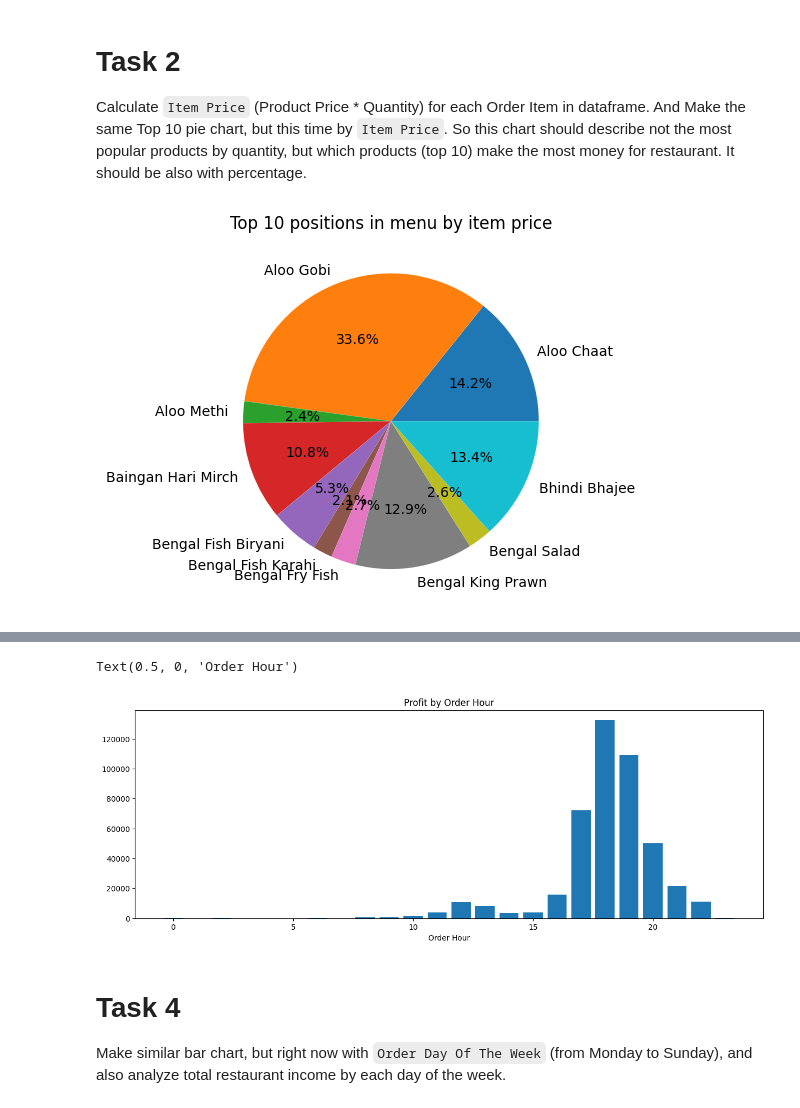
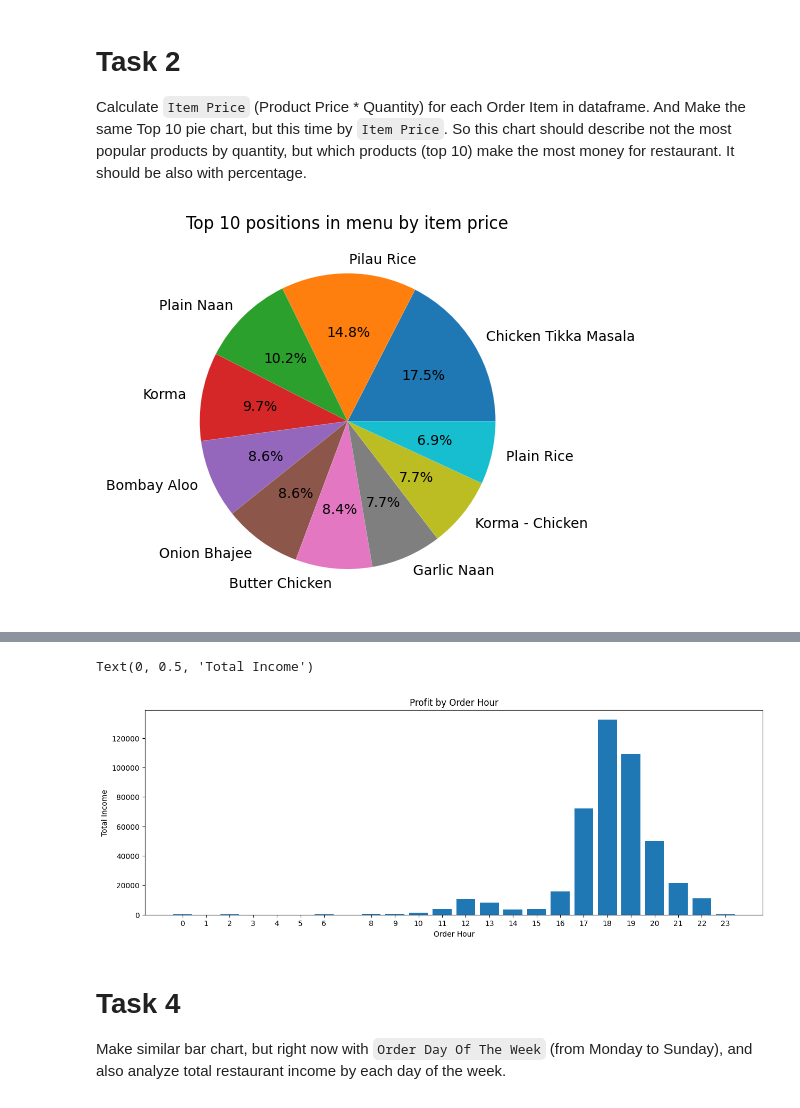
Before and after one commit to msymonovych/py-restaurant-data-analysis, a Jupyter notebook: app/main.ipynb, the cells around one changed output, grey strips where cells are left out. Saved outputs shown, nothing was run; the diff lists cells and outputs as text; code cells hidden in the pictures.

Commit message:
Fix histograms

```diff
--- a/app/main.ipynb
+++ b/app/main.ipynb
@@ -42,13 +42,13 @@ Calculate `Item Price` (Product Price * Quantity) for each Order Item in datafra
 And Make the same Top 10 pie chart, but this time by `Item Price`. So this chart should describe not the most popular products by quantity, but which products (top 10) make the most money for restaurant. It should be also with percentage.
 # %%
 df["item_price"] = df["quantity"] * df["price"]
-top_ten = df.sort_values(by="item_price", ascending=False).groupby("name").sum().head(10)
+top_ten = df.groupby("name").sum().sort_values(by="item_price", ascending=False).head(10)
 
 plt.pie(top_ten["item_price"], labels=top_ten.index, autopct="%1.1f%%")
 plt.title("Top 10 positions in menu by item price")
 plt.show()
 # %% [output]
-[figure, old version]
+[figure, new version]
 # %% [markdown]
 # Task 3
 Calculate `Order Hour` based on `Order Datetime`, which will tell about the specific our the order was created (from 0 to 23). Using `Order Hour` create a bar chart, which will tell the total restaurant income based on the hour order was created. So on x-axis - it will be values from 0 to 23 (hours), on y-axis - it will be the total sum of order prices, which were sold on that hour.
@@ -59,15 +59,18 @@ Example:
 # %%
 df["datetime"] = pd.to_datetime(df["datetime"])
 df["order_hour"] = df["datetime"].dt.hour
+df['order_time'] = df['datetime'].dt.time
 income = df.groupby("order_hour")["item_price"].sum()
 
 plt.figure(figsize=(15, 5))
 plt.bar(income.index, income.values)
+plt.xticks(income.index)
 plt.title("Profit by Order Hour")
 plt.xlabel("Order Hour")
+plt.ylabel("Total Income")
 # %% [output]
-Text(0.5, 0, 'Order Hour')
+Text(0, 0.5, 'Total Income')
-[figure, old version]
+[figure, new version]
 # %% [markdown]
 # Task 4
 Make similar bar chart, but right now with `Order Day Of The Week` (from Monday to Sunday), and also analyze total restaurant income by each day of the week.
```
Also changed, not shown: parts of 2 cells of this notebook.
